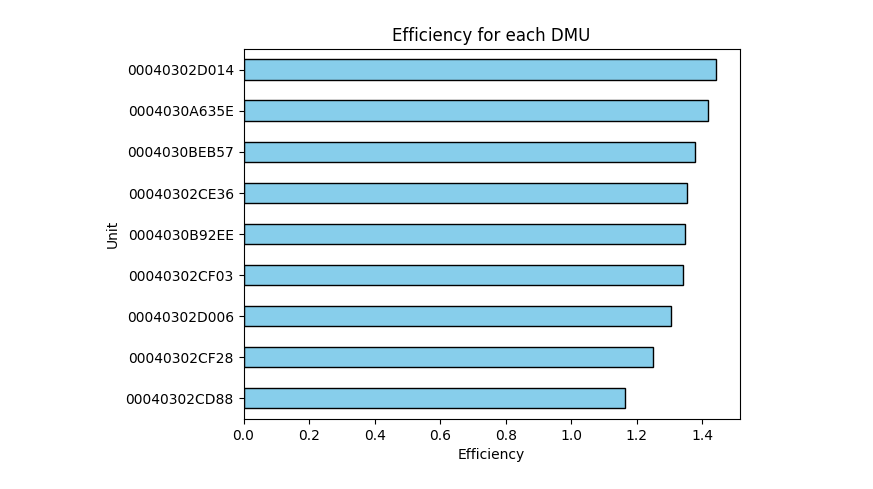
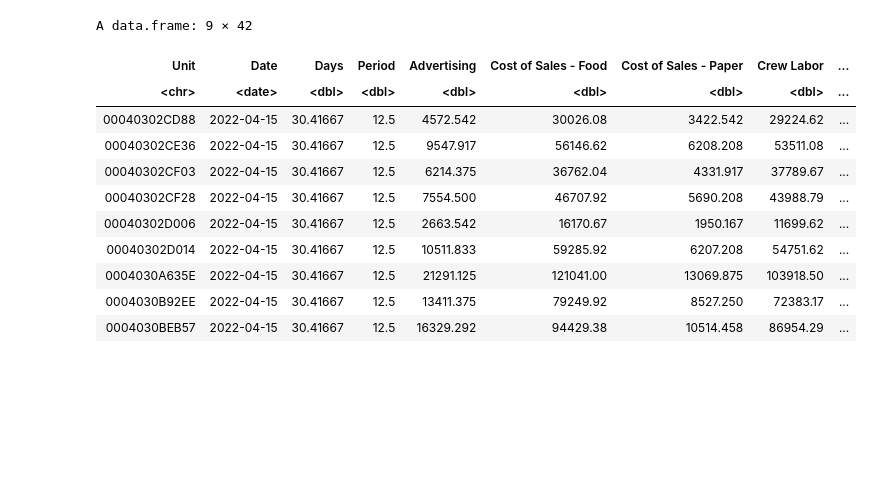
Before and after one commit to aaditkamat/QMB6945-RMS-Project, a Jupyter notebook: DEA.ipynb, the cells around one changed output. Cells and saved outputs as stored; diff of their text form; code cells hidden in the pictures; blank space fills up the shorter version.

```diff
--- a/DEA.ipynb
+++ b/DEA.ipynb
@@ -89,28 +49,20 @@ Successfully solved given DEA models.
-# %%
-import matplotlib.pyplot as plt
-
-# Calculate the efficiency for each DMU
-best_ind = 2
-df2['Efficiency'] = df2['Gross Profit'] / (df2['Total Cost of Sales'] * np.array(best_ind))
-
-# Sort DataFrame by 'Efficiency' column from high to low
-df2 = df2.sort_values(by='Efficiency', ascending=False)
-
-# Create a figure and a set of subplots
-fig, ax = plt.subplots()
-
-# Plot efficiencies
-df2['Efficiency'].plot(kind='barh', ax=ax, color='skyblue', edgecolor='k')
-
-# Invert y-axis to have units in descending order
-ax.invert_yaxis()
-
-# Set labels and title
-ax.set_xlabel('Efficiency')
-ax.set_ylabel('Unit')
-ax.set_title('Efficiency for each DMU')
-
-# Show the plot
-plt.show()
-# %% [output]
-[figure, removed]
+# %%
+# Group data
+grouped_df <- df %>%
+  group_by(Unit) %>%
+  summarise(across(everything(), mean), .groups = 'drop') %>%
+  as.data.frame()
+grouped_df
+# %% [output]
+A data.frame: 9 × 42
+| Unit | Date | Days | Period | Advertising | Cost of Sales - Food | Cost of Sales - Paper | Crew Labor | ... |
+| <chr> | <date> | <dbl> | <dbl> | <dbl> | <dbl> | <dbl> | <dbl> | ... |
+| 00040302CD88 | 2022-04-15 | 30.41667 | 12.5 | 4572.542 | 30026.08 | 3422.542 | 29224.62 | ... |
+| 00040302CE36 | 2022-04-15 | 30.41667 | 12.5 | 9547.917 | 56146.62 | 6208.208 | 53511.08 | ... |
+| 00040302CF03 | 2022-04-15 | 30.41667 | 12.5 | 6214.375 | 36762.04 | 4331.917 | 37789.67 | ... |
+| 00040302CF28 | 2022-04-15 | 30.41667 | 12.5 | 7554.500 | 46707.92 | 5690.208 | 43988.79 | ... |
+| 00040302D006 | 2022-04-15 | 30.41667 | 12.5 | 2663.542 | 16170.67 | 1950.167 | 11699.62 | ... |
+| 00040302D014 | 2022-04-15 | 30.41667 | 12.5 | 10511.833 | 59285.92 | 6207.208 | 54751.62 | ... |
+| 0004030A635E | 2022-04-15 | 30.41667 | 12.5 | 21291.125 | 121041.00 | 13069.875 | 103918.50 | ... |
+| 0004030B92EE | 2022-04-15 | 30.41667 | 12.5 | 13411.375 | 79249.92 | 8527.250 | 72383.17 | ... |
+| 0004030BEB57 | 2022-04-15 | 30.41667 | 12.5 | 16329.292 | 94429.38 | 10514.458 | 86954.29 | ... |
```
Also changed, not shown: parts of 13 cells of this notebook.
